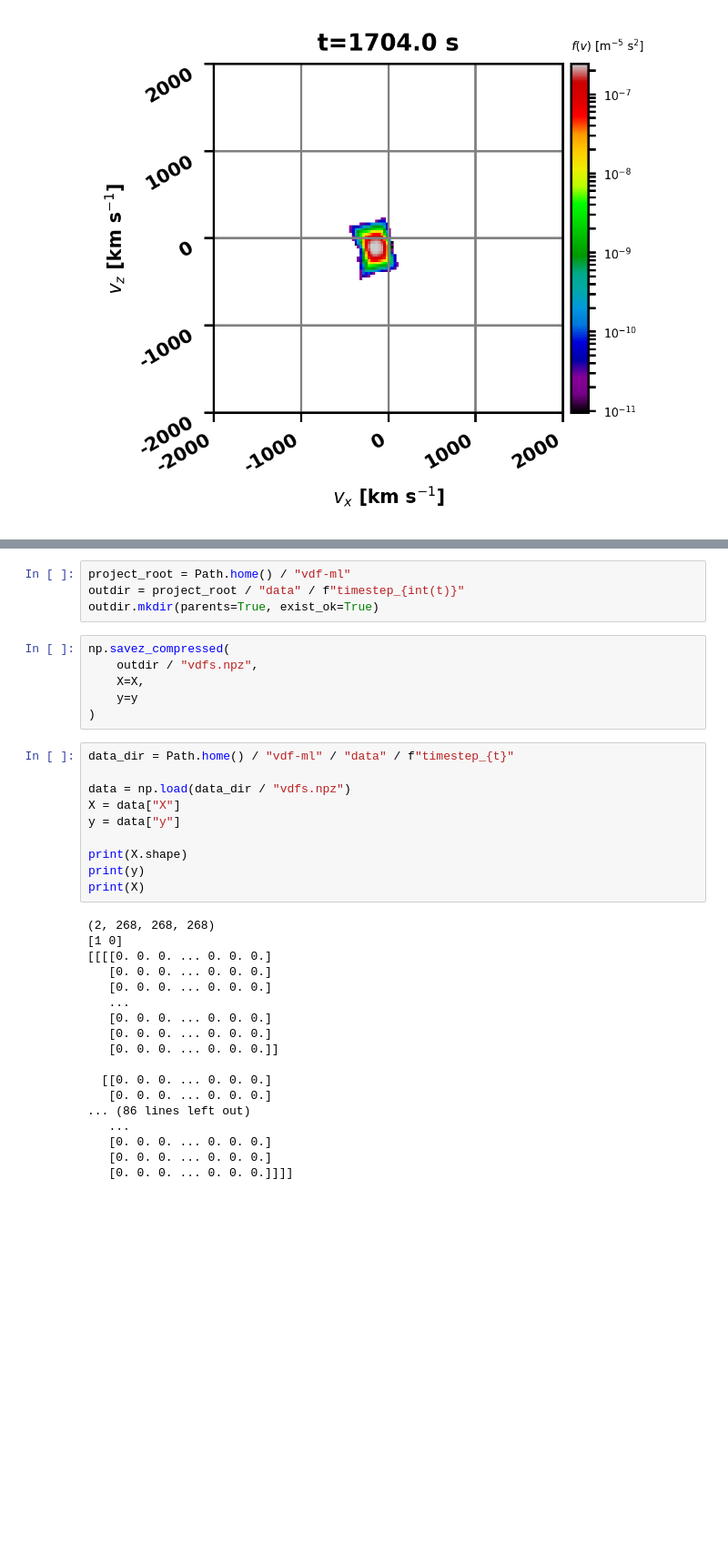
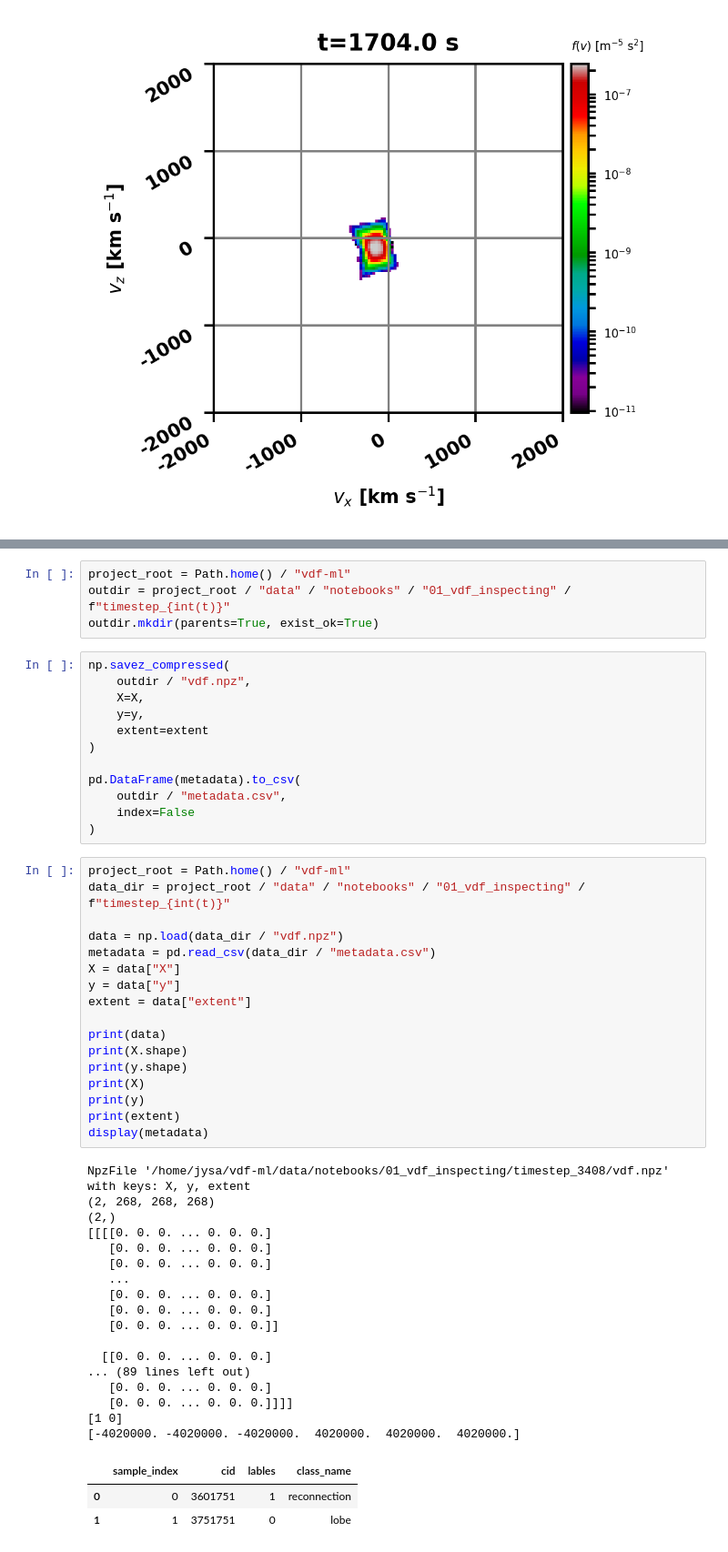
Before and after one commit to sJYRINKI/vdf-ml, a Jupyter notebook: notebooks/01_vdf_inspecting.ipynb, the cells around one changed output, grey strips where cells are left out. Shown at 91% size. Cells and saved outputs as stored; diff of their text form; blank space fills up the shorter version.

```diff
--- a/notebooks/01_vdf_inspecting.ipynb
+++ b/notebooks/01_vdf_inspecting.ipynb
@@ -242,41 +243,57 @@ INFO: Getting offsets for population avgs
 INFO: Found population avgs
 # %%
 project_root = Path.home() / "vdf-ml"
-outdir = project_root / "data" / f"timestep_{int(t)}"
+outdir = project_root / "data" / "notebooks" / "01_vdf_inspecting" / f"timestep_{int(t)}"
 outdir.mkdir(parents=True, exist_ok=True)
 # %%
 np.savez_compressed(
-    outdir / "vdfs.npz",
+    outdir / "vdf.npz",
     X=X,
-    y=y
+    y=y,
+    extent=extent
 )
+
+pd.DataFrame(metadata).to_csv(
+    outdir / "metadata.csv",
+    index=False
+)
 # %%
-data_dir = Path.home() / "vdf-ml" / "data" / f"timestep_{t}"
+project_root = Path.home() / "vdf-ml"
+data_dir = project_root / "data" / "notebooks" / "01_vdf_inspecting" / f"timestep_{int(t)}"
 
-data = np.load(data_dir / "vdfs.npz")
+data = np.load(data_dir / "vdf.npz")
+metadata = pd.read_csv(data_dir / "metadata.csv")
 X = data["X"]
 y = data["y"]
+extent = data["extent"]
 
+print(data)
 print(X.shape)
+print(y.shape)
+print(X)
 print(y)
-print(X)
+print(extent)
+display(metadata)
 # %% [output]
+NpzFile '/home/jysa/vdf-ml/data/notebooks/01_vdf_inspecting/timestep_3408/vdf.npz' with keys: X, y, extent
 (2, 268, 268, 268)
-[1 0]
+(2,)
 [[[[0. 0. 0. ... 0. 0. 0.]
    [0. 0. 0. ... 0. 0. 0.]
    [0. 0. 0. ... 0. 0. 0.]
    ...
    [0. 0. 0. ... 0. 0. 0.]
    [0. 0. 0. ... 0. 0. 0.]
    [0. 0. 0. ... 0. 0. 0.]]
 
   [[0. 0. 0. ... 0. 0. 0.]
-   [0. 0. 0. ... 0. 0. 0.]
-... (86 lines left out)
-   ...
-   [0. 0. 0. ... 0. 0. 0.]
+... (89 lines left out)
    [0. 0. 0. ... 0. 0. 0.]
    [0. 0. 0. ... 0. 0. 0.]]]]
+[1 0]
+[-4020000. -4020000. -4020000.  4020000.  4020000.  4020000.]
+|  | sample_index | cid | lables | class_name |
+| 0 | 0 | 3601751 | 1 | reconnection |
+| 1 | 1 | 3751751 | 0 | lobe |
 # %%
 dv = 30000.0
```
Also changed, not shown: parts of 6 cells of this notebook.
